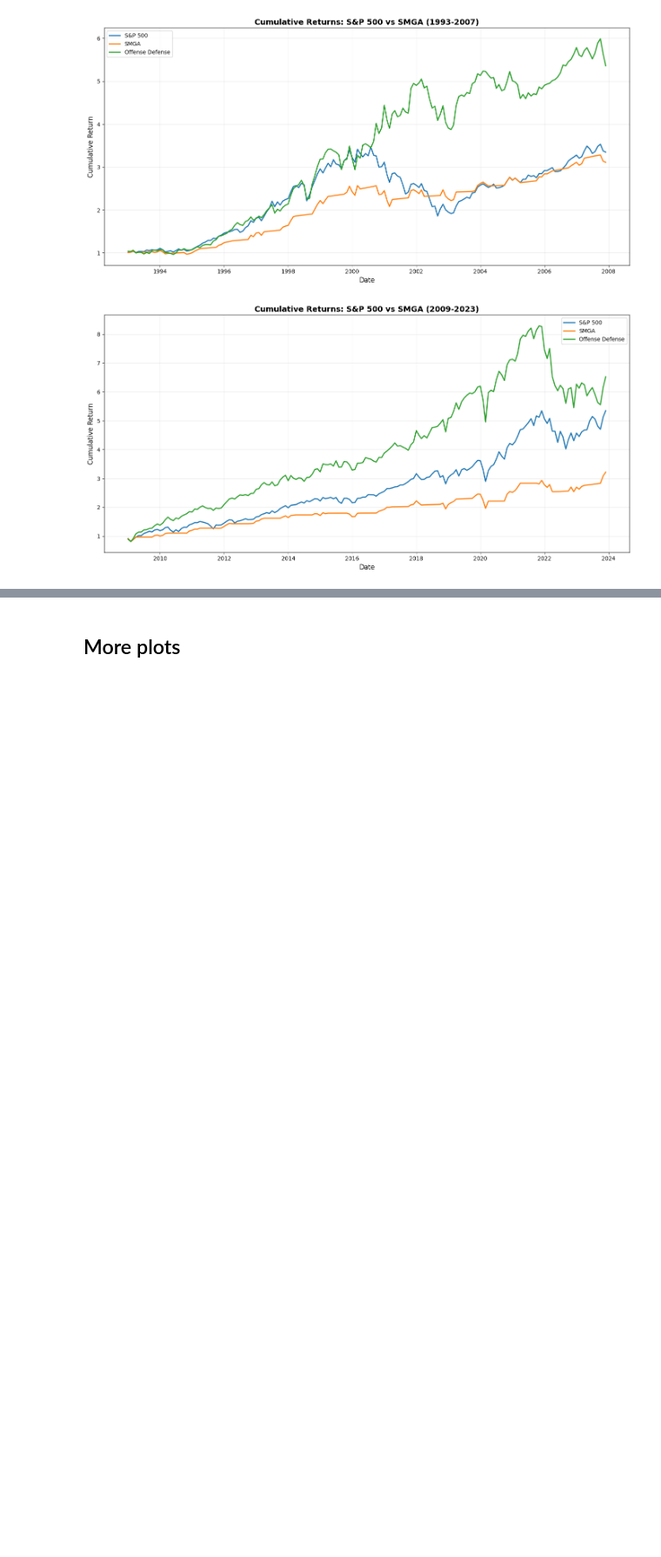
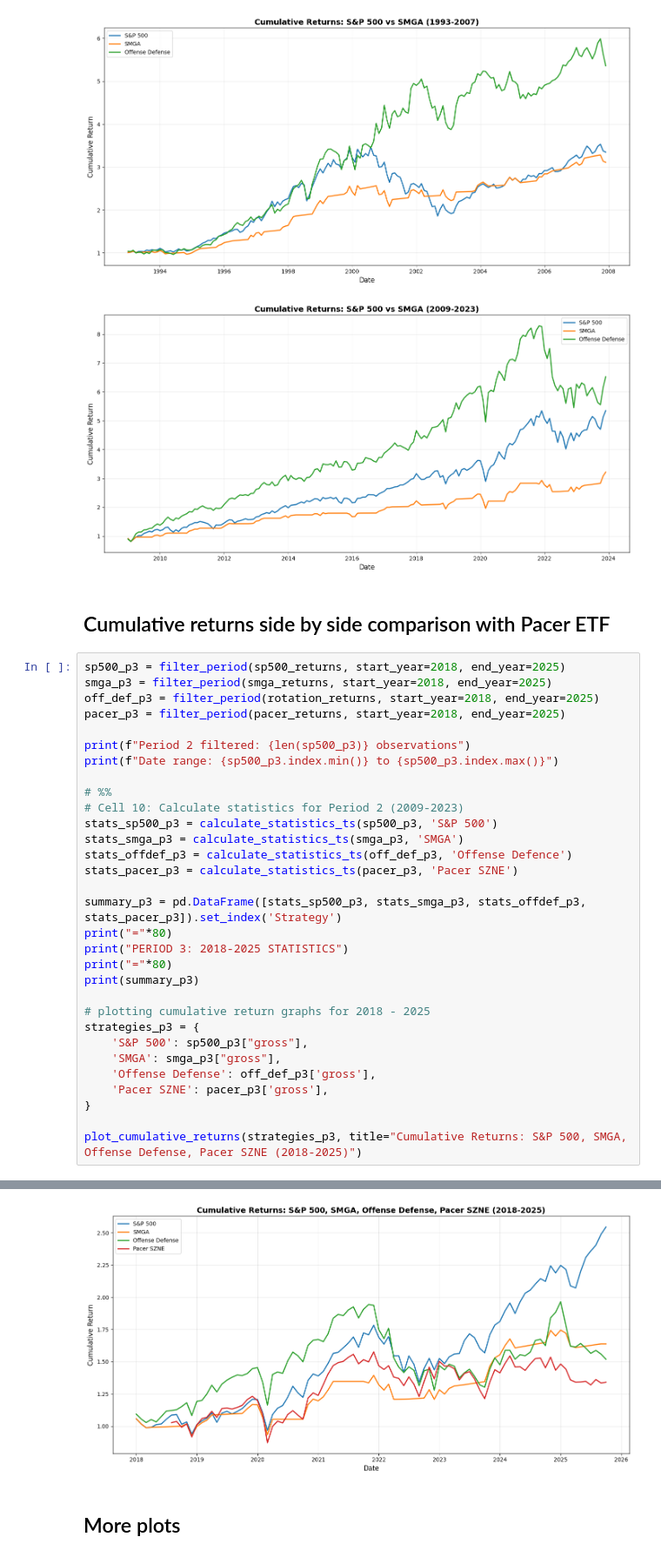
Before and after one commit to reading-stiener/offense-defense-project, a Jupyter notebook: notebooks/03_investment_strategies.ipynb, the cells around one changed output, grey strips where cells are left out. Shown at 87% size. Drawn from its saved outputs; the diff is of its cells as text; blank space fills up the shorter version.

```diff
--- a/notebooks/03_investment_strategies.ipynb
+++ b/notebooks/03_investment_strategies.ipynb
@@ -329,3 +363,37 @@ plot_cumulative_returns(strategies_p2, title="Cumulative Returns: S&P 500 vs SMG
 [figure]
 [figure]
 [figure]
+# %% [markdown]
+## Cumulative returns side by side comparison with Pacer ETF
+# %%
+sp500_p3 = filter_period(sp500_returns, start_year=2018, end_year=2025)
+smga_p3 = filter_period(smga_returns, start_year=2018, end_year=2025)
+off_def_p3 = filter_period(rotation_returns, start_year=2018, end_year=2025)
+pacer_p3 = filter_period(pacer_returns, start_year=2018, end_year=2025)
+
+print(f"Period 2 filtered: {len(sp500_p3)} observations")
+print(f"Date range: {sp500_p3.index.min()} to {sp500_p3.index.max()}")
+
+# %%
+# Cell 10: Calculate statistics for Period 2 (2009-2023)
+stats_sp500_p3 = calculate_statistics_ts(sp500_p3, 'S&P 500')
+stats_smga_p3 = calculate_statistics_ts(smga_p3, 'SMGA')
+stats_offdef_p3 = calculate_statistics_ts(off_def_p3, 'Offense Defence')
+stats_pacer_p3 = calculate_statistics_ts(pacer_p3, 'Pacer SZNE')
+
+summary_p3 = pd.DataFrame([stats_sp500_p3, stats_smga_p3, stats_offdef_p3, stats_pacer_p3]).set_index('Strategy')
+print("="*80)
+print("PERIOD 3: 2018-2025 STATISTICS")
+print("="*80)
+print(summary_p3)
+
+# plotting cumulative return graphs for 2018 - 2025
+strategies_p3 = {
+    'S&P 500': sp500_p3["gross"],
+    'SMGA': smga_p3["gross"],
+    'Offense Defense': off_def_p3['gross'],
+    'Pacer SZNE': pacer_p3['gross'],
+}
+
+plot_cumulative_returns(strategies_p3, title="Cumulative Returns: S&P 500, SMGA, Offense Defense, Pacer SZNE (2018-2025)")
+# %% [output]
@@ -332,3 +418,4 @@ plot_cumulative_returns(strategies_p2, title="Cumulative Returns: S&P 500 vs SMG
+[figure, added]
 # %% [markdown]
 ## More plots
 # %%
```
Also changed, not shown: parts of 7 cells of this notebook, 3 other files.
